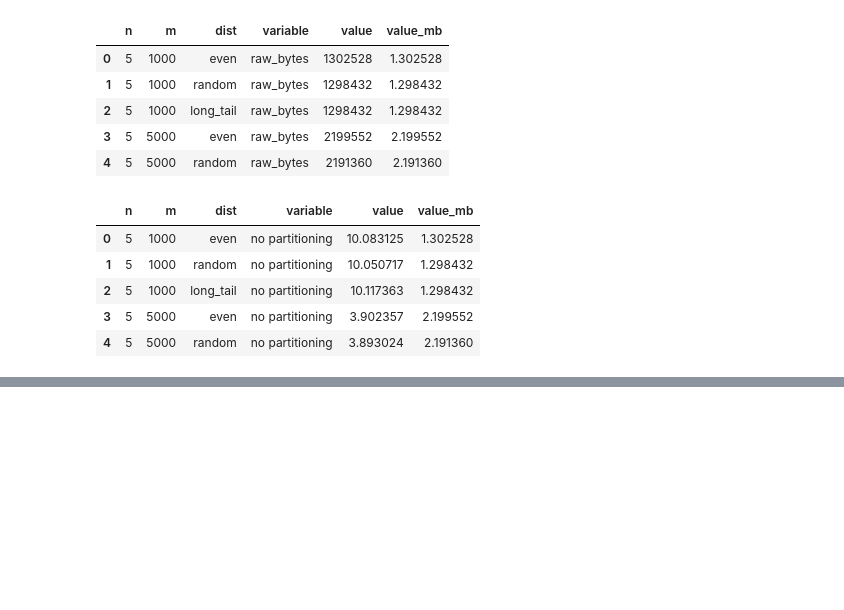
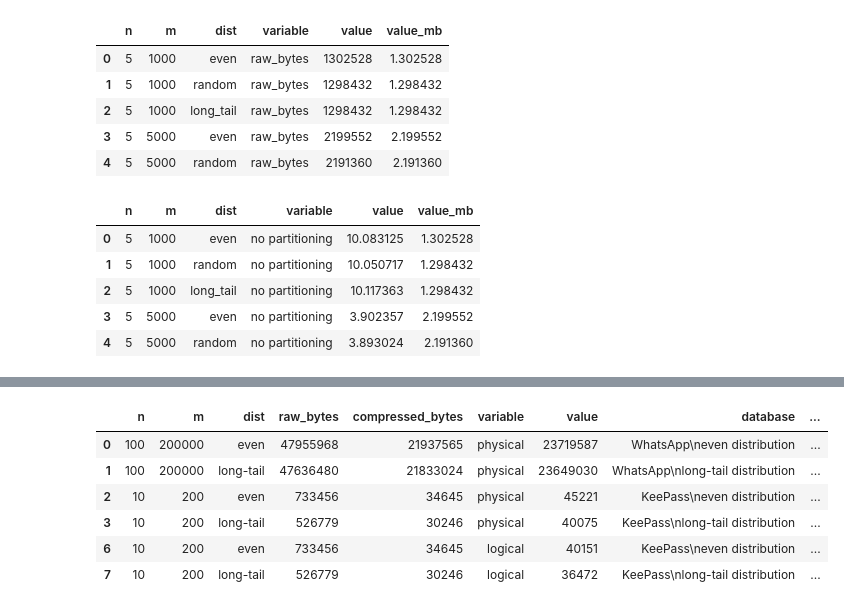
Before and after one commit to AFdrolf/secure-compression-framework-lib, a Jupyter notebook: evaluation/stats/plot_whatsapp_eval.ipynb, the cells around one changed output, grey strips where cells are left out. Saved outputs shown, nothing was run; the diff lists cells and outputs as text; code cells hidden in the pictures; blank space fills up the shorter version.

```diff
--- a/evaluation/stats/plot_whatsapp_eval.ipynb
+++ b/evaluation/stats/plot_whatsapp_eval.ipynb
@@ -126,0 +97,8 @@ plt.savefig("/Users/sjb373/data/secure-compression-framework-lib/sjb_local/stats
+# %%
+kdata = pd.read_csv("/Users/sjb373/data/secure-compression-framework-lib/sjb_local/stats_complete.csv")
+kdata["compression_ratio"] = kdata.raw_bytes/kdata.compressed_bytes
+kdata["simple_safe_compression_ratio"] = kdata.raw_bytes/kdata.safe_compressed_bytes_simple
+kdata["advanced_safe_compression_ratio"] = kdata.raw_bytes/kdata.safe_compressed_bytes_advanced
+kdata["raw_bytes_kb"] = kdata.raw_bytes/1000
+kdata["raw_bytes_mb"] = kdata.raw_bytes/1000000
+kdata.head()
@@ -126,0 +112,21 @@ plt.savefig("/Users/sjb373/data/secure-compression-framework-lib/sjb_local/stats
+# %%
+baseline_data = pd.concat([data[(data.n == 100) & (data.m == 200000) & (data.dist != "random")], kdata[(kdata.n == 10) & (kdata.m == 200) & (kdata.dist != "random")]])
+baseline_data.dist = baseline_data.dist.str.replace("_", "-")
+baseline_data = baseline_data.melt(id_vars=["n", "m", "dist", "raw_bytes", "compressed_bytes"], value_vars=["safe_compressed_bytes_simple", "safe_compressed_bytes_advanced"])
+baseline_data["variable"] = baseline_data["variable"].map({"compressed_bytes": "no partitioning", "safe_compressed_bytes_simple": "physical", "safe_compressed_bytes_advanced": "logical"})
+baseline_data["database"] = "WhatsApp"
+baseline_data.loc[baseline_data.n == 10, "database"] = "KeePass"
+baseline_data["database"] = baseline_data["database"] + "\n" + baseline_data["dist"] + " distribution"
+baseline_data = baseline_data[baseline_data.value > 0]
+baseline_data["compression_overhead"] = (((baseline_data["value"] / baseline_data["compressed_bytes"])-1)*100)
+baseline_data["raw_bytes_mb"] = baseline_data.raw_bytes/1000000
+baseline_data["raw_bytes_kb"] = baseline_data.raw_bytes/1000
+baseline_data
+# %% [output]
+|  | n | m | dist | raw_bytes | compressed_bytes | variable | value | database | ... |
+| 0 | 100 | 200000 | even | 47955968 | 21937565 | physical | 23719587 | WhatsApp\neven distribution | ... |
+| 1 | 100 | 200000 | long-tail | 47636480 | 21833024 | physical | 23649030 | WhatsApp\nlong-tail distribution | ... |
+| 2 | 10 | 200 | even | 733456 | 34645 | physical | 45221 | KeePass\neven distribution | ... |
+| 3 | 10 | 200 | long-tail | 526779 | 30246 | physical | 40075 | KeePass\nlong-tail distribution | ... |
+| 6 | 10 | 200 | even | 733456 | 34645 | logical | 40151 | KeePass\neven distribution | ... |
+| 7 | 10 | 200 | long-tail | 526779 | 30246 | logical | 36472 | KeePass\nlong-tail distribution | ... |
```
Also changed, not shown: parts of 7 cells of this notebook, 4 other files.
